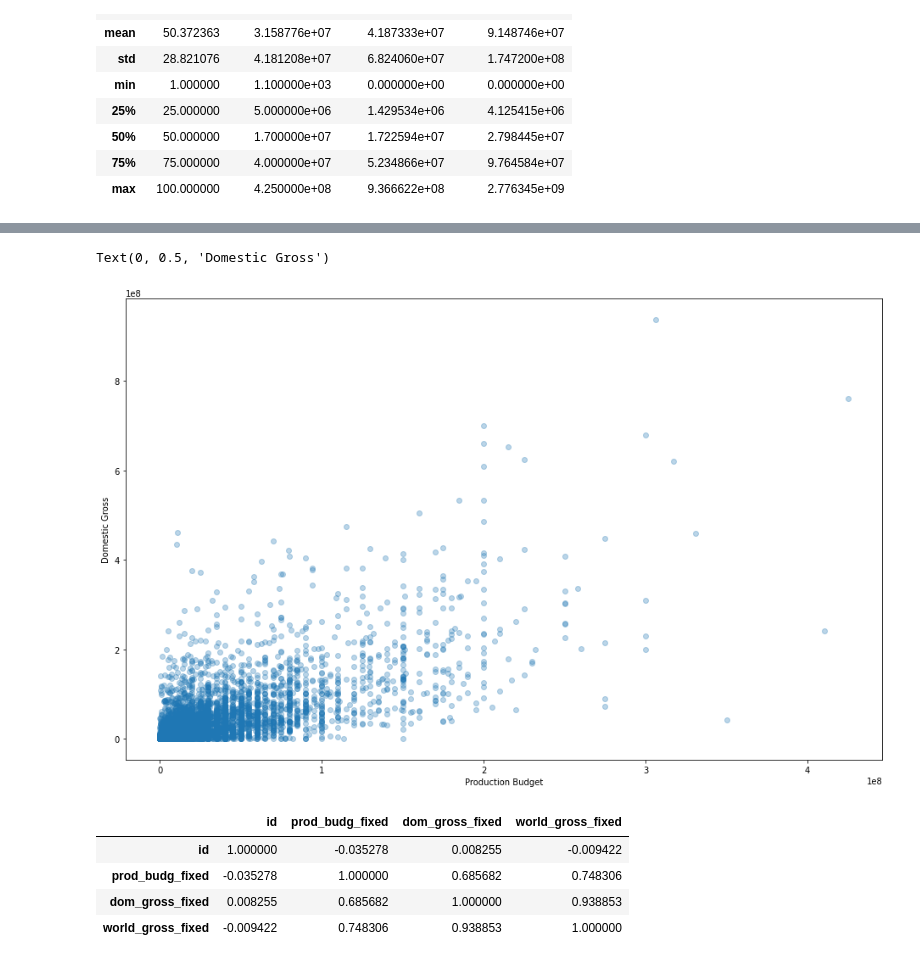
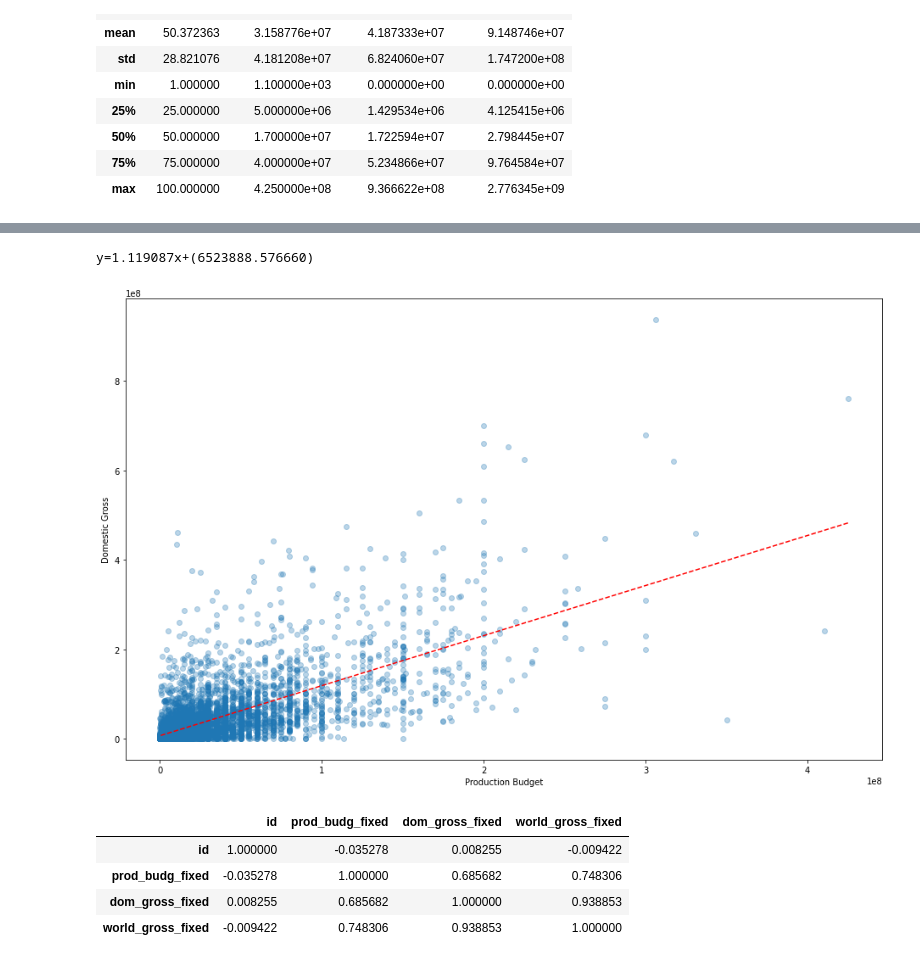
Before and after one commit to KPMcDonough49/dsc-phase-1-project, a Jupyter notebook: vc_working_notebooks/tn_cleaning.ipynb, the cells around one changed output, grey strips where cells are left out. Cells and saved outputs as stored; diff of their text form; code cells hidden in the pictures.

```diff
--- a/vc_working_notebooks/tn_cleaning.ipynb
+++ b/vc_working_notebooks/tn_cleaning.ipynb
@@ -83,16 +96,22 @@ Text(0, 0.5, 'Worldwide Gross')
 # %%
 #scatterplot of production budge vs domestic gross
 x = df['prod_budg_fixed']
 y = df['dom_gross_fixed']
 
 fig, ax = plt.subplots(figsize=(16, 10))
 
 ax.scatter(x, y, alpha=0.3)
 ax.set_xlabel('Production Budget')
 ax.set_ylabel('Domestic Gross')
+
+#finding the trend line
+z = np.polyfit(x,y,1)
+p = np.poly1d(z)
+plb.plot(x, p(x), 'r--')
+print("y=%.6fx+(%.6f)"%(z[0],z[1]))
 # %% [output]
-Text(0, 0.5, 'Domestic Gross')
+y=1.119087x+(6523888.576660)
-[figure, old version]
+[figure, new version]
 # %%
 #creating new columns for correlation coefficient
 df.corr(method='pearson')
```
Also changed, not shown: parts of 1 cell of this notebook, 1 other file.
